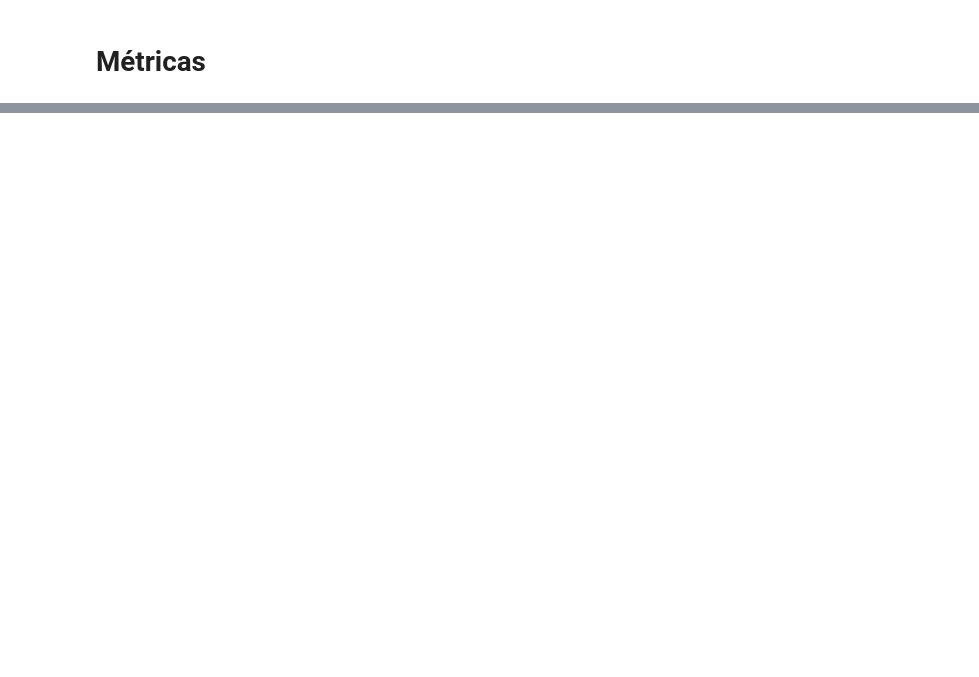
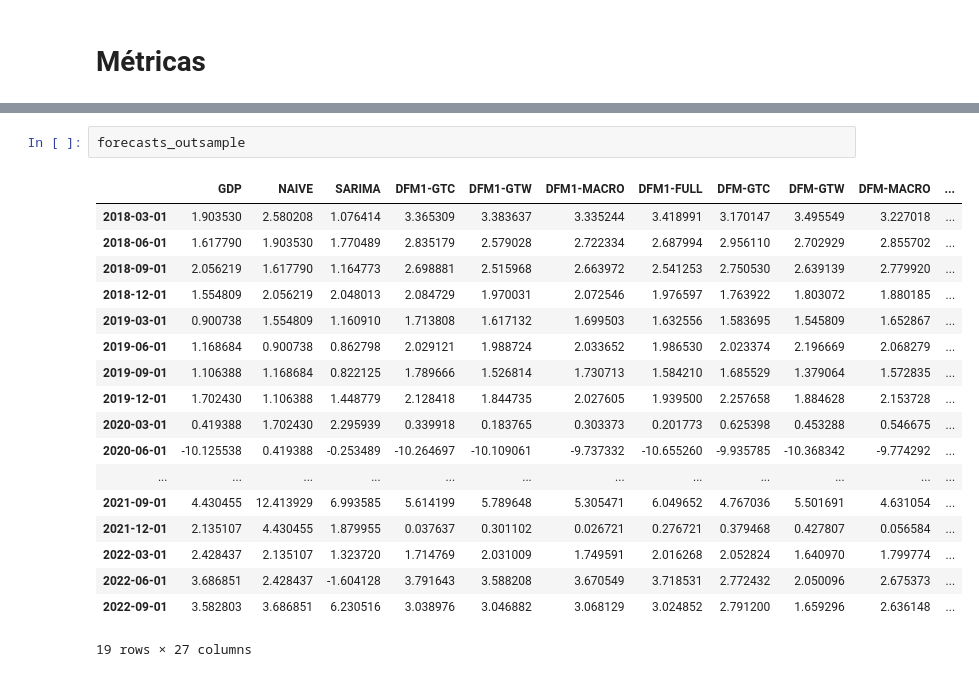
Before and after one commit to hcastd/NOWCASTING-GDP-BR, a Jupyter notebook: models/MODELS.ipynb, the cells around one changed output, grey strips where cells are left out. Drawn from its saved outputs; the diff is of its cells as text; blank space fills up the shorter version.

```diff
--- a/models/MODELS.ipynb
+++ b/models/MODELS.ipynb
@@ -1559,6 +2566,27 @@ tfmrobustfull_mae_os = mean_absolute_error(forecasts_outsample['GDP'], forecasts
 tfmrobustfull_mape_os = mean_absolute_percentage_error(forecasts_outsample['GDP'], forecasts_outsample['TFMR-FULL'])
 
 # ---
+# %%
+forecasts_outsample
+# %% [output]
+|  | GDP | NAIVE | SARIMA | DFM1-GTC | DFM1-GTW | DFM1-MACRO | DFM1-FULL | DFM-GTC | DFM-GTW | DFM-MACRO | ... |
+| 2018-03-01 | 1.903530 | 2.580208 | 1.076414 | 3.365309 | 3.383637 | 3.335244 | 3.418991 | 3.170147 | 3.495549 | 3.227018 | ... |
+| 2018-06-01 | 1.617790 | 1.903530 | 1.770489 | 2.835179 | 2.579028 | 2.722334 | 2.687994 | 2.956110 | 2.702929 | 2.855702 | ... |
+| 2018-09-01 | 2.056219 | 1.617790 | 1.164773 | 2.698881 | 2.515968 | 2.663972 | 2.541253 | 2.750530 | 2.639139 | 2.779920 | ... |
+| 2018-12-01 | 1.554809 | 2.056219 | 2.048013 | 2.084729 | 1.970031 | 2.072546 | 1.976597 | 1.763922 | 1.803072 | 1.880185 | ... |
+| 2019-03-01 | 0.900738 | 1.554809 | 1.160910 | 1.713808 | 1.617132 | 1.699503 | 1.632556 | 1.583695 | 1.545809 | 1.652867 | ... |
+| 2019-06-01 | 1.168684 | 0.900738 | 0.862798 | 2.029121 | 1.988724 | 2.033652 | 1.986530 | 2.023374 | 2.196669 | 2.068279 | ... |
+| 2019-09-01 | 1.106388 | 1.168684 | 0.822125 | 1.789666 | 1.526814 | 1.730713 | 1.584210 | 1.685529 | 1.379064 | 1.572835 | ... |
+| 2019-12-01 | 1.702430 | 1.106388 | 1.448779 | 2.128418 | 1.844735 | 2.027605 | 1.939500 | 2.257658 | 1.884628 | 2.153728 | ... |
+| 2020-03-01 | 0.419388 | 1.702430 | 2.295939 | 0.339918 | 0.183765 | 0.303373 | 0.201773 | 0.625398 | 0.453288 | 0.546675 | ... |
+| 2020-06-01 | -10.125538 | 0.419388 | -0.253489 | -10.264697 | -10.109061 | -9.737332 | -10.655260 | -9.935785 | -10.368342 | -9.774292 | ... |
+| ... | ... | ... | ... | ... | ... | ... | ... | ... | ... | ... | ... |
+| 2021-09-01 | 4.430455 | 12.413929 | 6.993585 | 5.614199 | 5.789648 | 5.305471 | 6.049652 | 4.767036 | 5.501691 | 4.631054 | ... |
+| 2021-12-01 | 2.135107 | 4.430455 | 1.879955 | 0.037637 | 0.301102 | 0.026721 | 0.276721 | 0.379468 | 0.427807 | 0.056584 | ... |
+| 2022-03-01 | 2.428437 | 2.135107 | 1.323720 | 1.714769 | 2.031009 | 1.749591 | 2.016268 | 2.052824 | 1.640970 | 1.799774 | ... |
+| 2022-06-01 | 3.686851 | 2.428437 | -1.604128 | 3.791643 | 3.588208 | 3.670549 | 3.718531 | 2.772432 | 2.050096 | 2.675373 | ... |
+| 2022-09-01 | 3.582803 | 3.686851 | 6.230516 | 3.038976 | 3.046882 | 3.068129 | 3.024852 | 2.791200 | 1.659296 | 2.636148 | ... |
+19 rows × 27 columns
 # %%
 # FINAL DF
 
```
Also changed, not shown: parts of 73 cells of this notebook.
